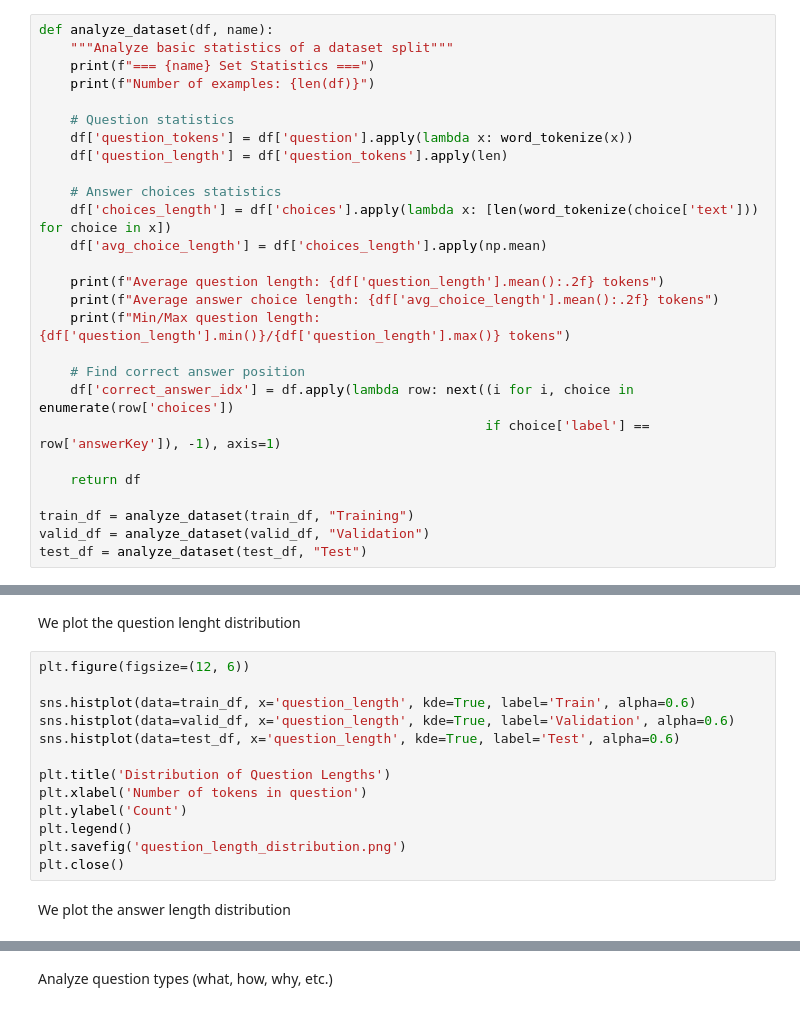
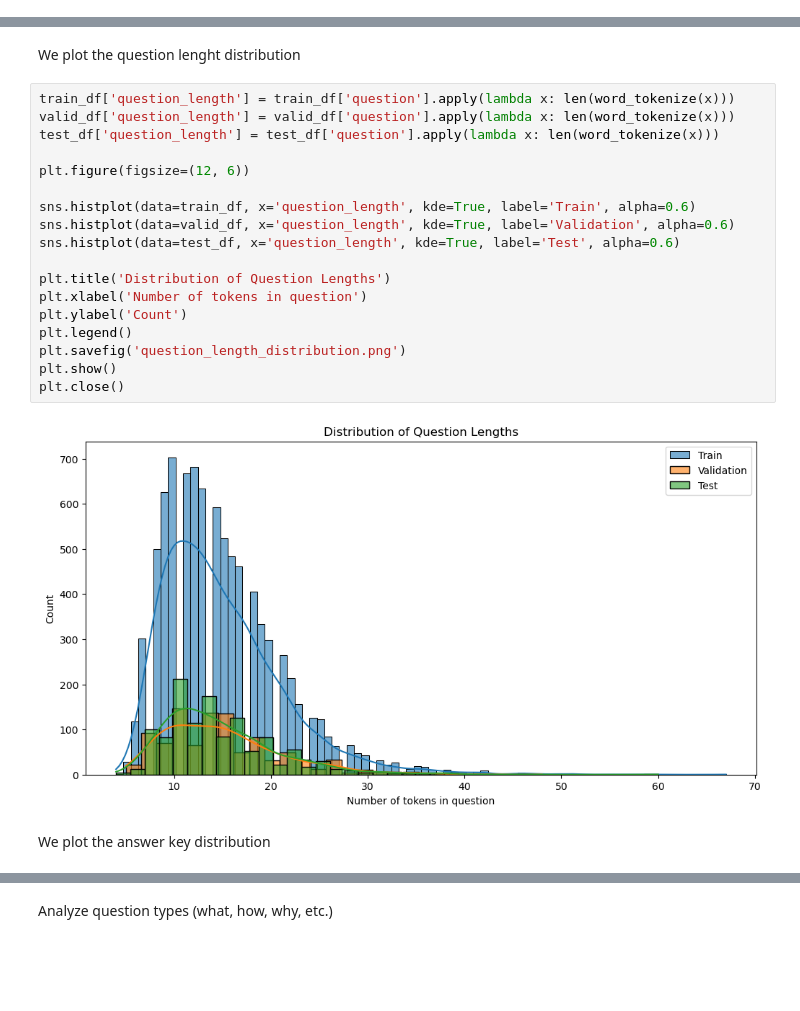
Before and after one commit to NevinJulian/HSLU.NLP, a Jupyter notebook: course_project/project_1.ipynb, the cells around one changed output, grey strips where cells are left out. Drawn from its saved outputs; the diff is of its cells as text; blank space fills up the shorter version.

```diff
--- a/course_project/project_1.ipynb
+++ b/course_project/project_1.ipynb
@@ -164,29 +156,2 @@ test_df = pd.DataFrame(test)
 # %% [markdown]
 We check basic statistics such as average question and choice lenght for each DataFrame
-# %%
-def analyze_dataset(df, name):
-    """Analyze basic statistics of a dataset split"""
-    print(f"=== {name} Set Statistics ===")
-    print(f"Number of examples: {len(df)}")
-
-    # Question statistics
-    df['question_tokens'] = df['question'].apply(lambda x: word_tokenize(x))
-    df['question_length'] = df['question_tokens'].apply(len)
-
-    # Answer choices statistics
-    df['choices_length'] = df['choices'].apply(lambda x: [len(word_tokenize(choice['text'])) for choice in x])
-    df['avg_choice_length'] = df['choices_length'].apply(np.mean)
-
-    print(f"Average question length: {df['question_length'].mean():.2f} tokens")
-    print(f"Average answer choice length: {df['avg_choice_length'].mean():.2f} tokens")
-    print(f"Min/Max question length: {df['question_length'].min()}/{df['question_length'].max()} tokens")
-
-    # Find correct answer position
-    df['correct_answer_idx'] = df.apply(lambda row: next((i for i, choice in enumerate(row['choices'])
-                                                         if choice['label'] == row['answerKey']), -1), axis=1)
-
-    return df
-
-train_df = analyze_dataset(train_df, "Training")
-valid_df = analyze_dataset(valid_df, "Validation")
-test_df = analyze_dataset(test_df, "Test")
@@ -193,17 +237,24 @@ test_df = analyze_dataset(test_df, "Test")
 # %% [markdown]
 We plot the question lenght distribution
 # %%
+train_df['question_length'] = train_df['question'].apply(lambda x: len(word_tokenize(x)))
+valid_df['question_length'] = valid_df['question'].apply(lambda x: len(word_tokenize(x)))
+test_df['question_length'] = test_df['question'].apply(lambda x: len(word_tokenize(x)))
+
 plt.figure(figsize=(12, 6))
 
 sns.histplot(data=train_df, x='question_length', kde=True, label='Train', alpha=0.6)
 sns.histplot(data=valid_df, x='question_length', kde=True, label='Validation', alpha=0.6)
 sns.histplot(data=test_df, x='question_length', kde=True, label='Test', alpha=0.6)
 
 plt.title('Distribution of Question Lengths')
 plt.xlabel('Number of tokens in question')
 plt.ylabel('Count')
 plt.legend()
 plt.savefig('question_length_distribution.png')
+plt.show()
 plt.close()
+# %% [output]
+[figure, added]
 # %% [markdown]
-We plot the answer length distribution
+We plot the answer key distribution
```
Also changed, not shown: parts of 28 cells of this notebook, 9 other files.
